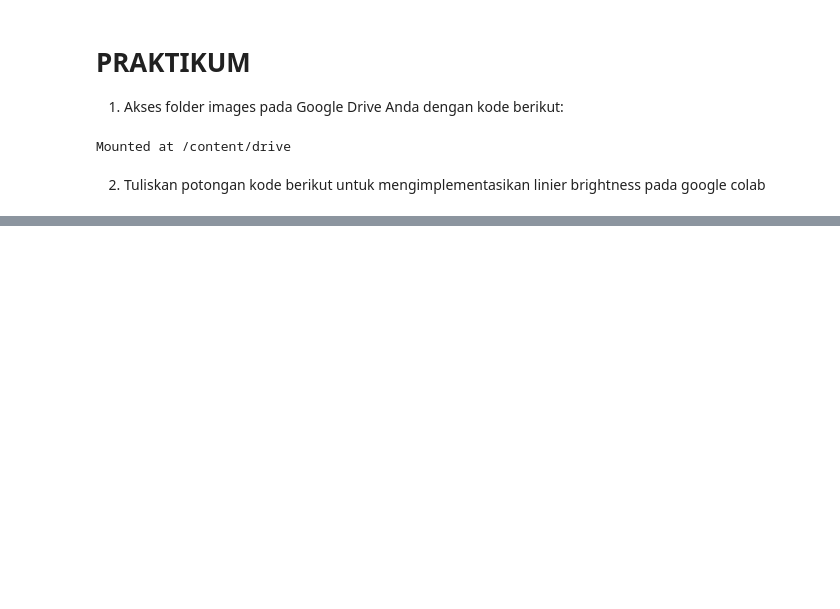
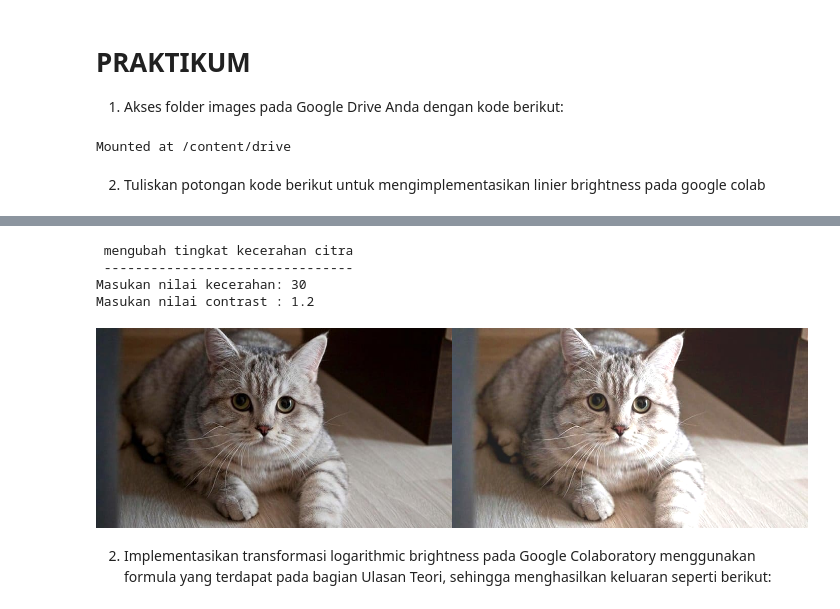
Before and after one commit to mukhammadarifin/PCVK_Genap_2021, a Jupyter notebook: Minggu_3.ipynb, the cells around one changed output, grey strips where cells are left out. Saved outputs shown, nothing was run; the diff lists cells and outputs as text; code cells hidden in the pictures; blank space fills up the shorter version.

```diff
--- a/Minggu_3.ipynb
+++ b/Minggu_3.ipynb
@@ -18,29 +18,31 @@ Mounted at /content/drive
 2. Tuliskan potongan kode berikut untuk mengimplementasikan linier brightness pada google
 colab
 # %%
-from google.colab.patches import cv2_imshow
 import cv2 as cv
 import numpy as np
 from google.colab.patches import cv2_imshow
+import matplotlib.pyplot as plt
 
-print(' Mengubah tingkat kecerahan citra ')
-print('----------------------------------')
+print(' mengubah tingkat kecerahan citra ')
+print(' -------------------------------- ')
+
 try:
-  brightness = int(input('Masukkan nilai kecerahan:  '))
+  brightness = int(input('Masukan nilai kecerahan: '))
 except ValueError:
-  print('Error, not a number')
+  print('Error, bukan angka')
 
 original = cv.imread('/content/drive/MyDrive/image/kuciang.jpg')
 brightness_image = np.zeros(original.shape, original.dtype)
 
 #akses per piksel
+
 for y in range(original.shape[0]):
   for x in range(original.shape[1]):
     for c in range(original.shape[2]):
       brightness_image[y,x,c] = np.clip(original[y,x,c] + brightness, 0, 255)
 
-#cara simple tanpa for loop
-#brightness_image = cv.convertScale(original, beta=brightness)
+#cara simple tanpa loop
+#brightness_image = cv.convertScaleAbs(original, beta-brightness)
 
 final_frame = cv.hconcat((original, brightness_image))
 cv2_imshow(final_frame)
@@ -51,0 +60,40 @@ Masukkan nilai kecerahan:  30
+# %%
+import cv2 as cv
+import numpy as np
+from google.colab.patches import cv2_imshow
+2
+
+print(' mengubah tingkat kecerahan citra ')
+print(' -------------------------------- ')
+
+try:
+  brightness = int(input('Masukan nilai kecerahan: '))
+  contrast = float(input('Masukan nilai contrast : '))
+except ValueError:
+  print('Error, bukan angka')
+
+original = cv.imread('/content/drive/MyDrive/image/kuciang.jpg')
+brightness_image = np.zeros(original.shape, original.dtype)
+
+#akses per piksel
+
+for y in range(original.shape[0]):
+    for x in range(original.shape[1]):
+        for c in range(original.shape[2]):
+            brightness_image[y,x,c] = np.clip(contrast*original[y,x,c] + brightness, 0, 255)
+
+#cara simple tanpa loop
+#brightness_image = cv.convertScaleAbs(original, beta-brightness)
+
+final_frame = cv.hconcat((original, brightness_image))
+cv2_imshow(final_frame)
+# %% [output]
+ mengubah tingkat kecerahan citra
+ --------------------------------
+Masukan nilai kecerahan: 30
+Masukan nilai contrast : 1.2
+[figure, added]
+# %% [markdown]
+2. Implementasikan transformasi logarithmic brightness pada Google Colaboratory
+menggunakan formula yang terdapat pada bagian Ulasan Teori, sehingga
+menghasilkan keluaran seperti berikut:
```
Also changed, not shown: parts of 5 cells of this notebook.
